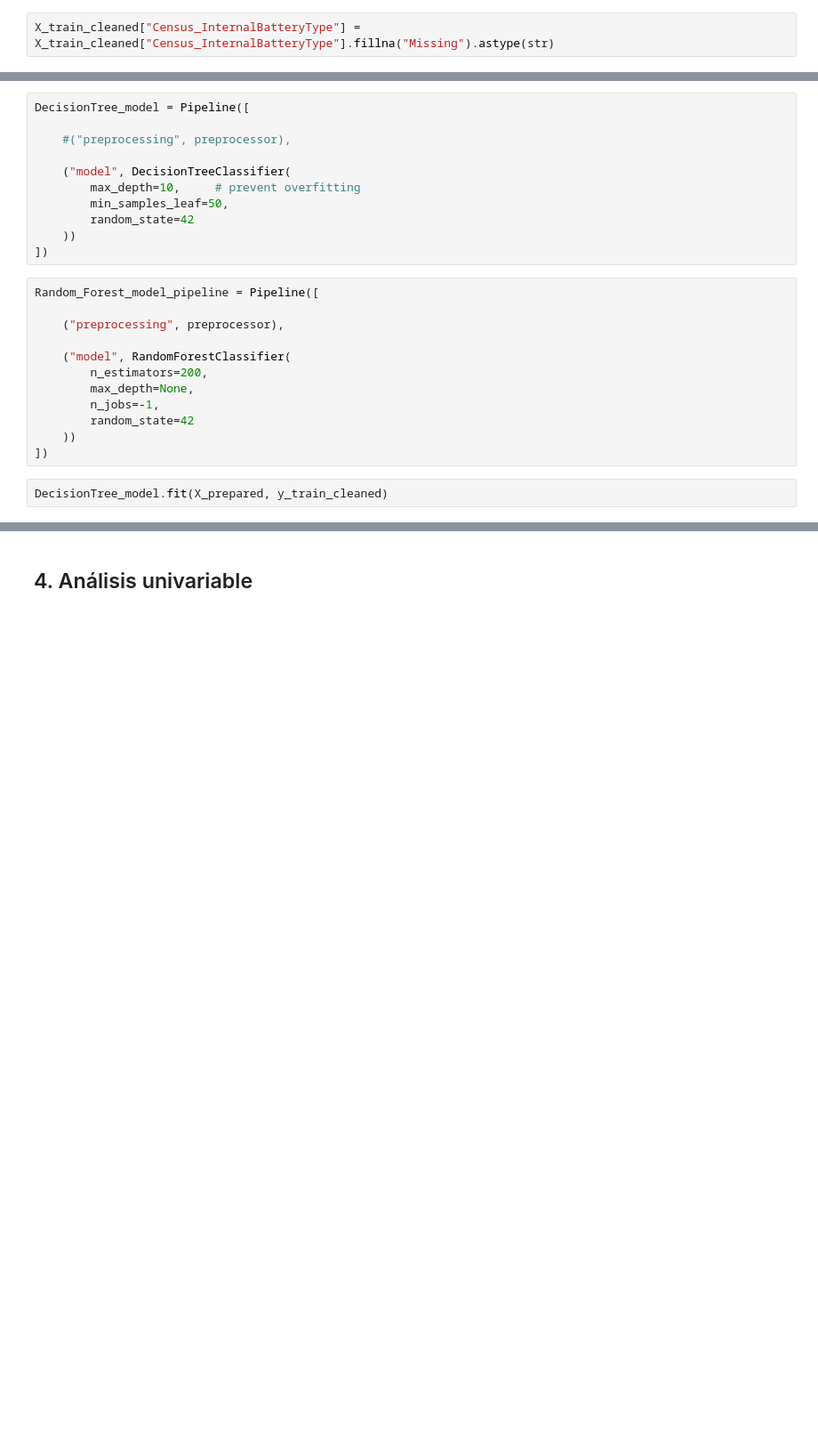
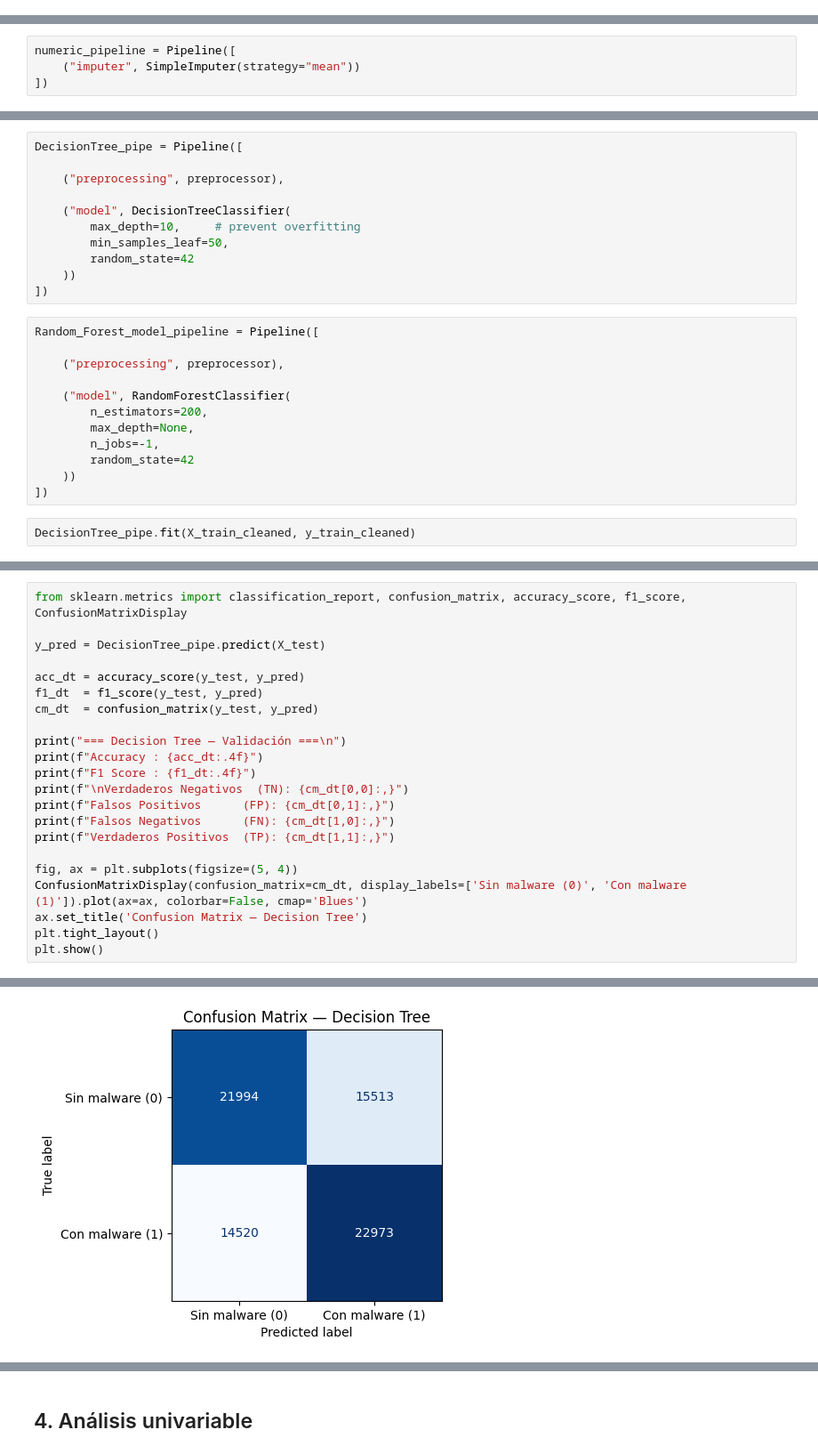
Before and after one commit to Ehunankakoa/nuclio-datascience_AI, a Jupyter notebook: Entregable_2/Entregable_2.ipynb, the cells around one changed output, grey strips where cells are left out. Shown at 89% size. Saved outputs shown, nothing was run; the diff lists cells and outputs as text; blank space fills up the shorter version.

Commit message:
first_dt_model

```diff
--- a/Entregable_2/Entregable_2.ipynb
+++ b/Entregable_2/Entregable_2.ipynb
@@ -1107,2 +1057,0 @@ X_train_cleaned["SmartScreen"] = X_train_cleaned["SmartScreen"].fillna("Missing"
-# %%
-X_train_cleaned["Census_InternalBatteryType"] = X_train_cleaned["Census_InternalBatteryType"].fillna("Missing").astype(str)
@@ -1336,3 +1079,7 @@ transform_pipe = ColumnTransformer([
     ("encoder", OneHotEncoder(handle_unknown="ignore"), categorical_cols),
     ("scaler", MinMaxScaler(), numeric_cols)
 ])
+# %%
+numeric_pipeline = Pipeline([
+    ("imputer", SimpleImputer(strategy="mean"))
+])
@@ -1349,7 +1129,7 @@ ValueError: too many values to unpack (expected 2)
 # %%
-DecisionTree_model = Pipeline([
+DecisionTree_pipe = Pipeline([
 
-    #("preprocessing", preprocessor),
+    ("preprocessing", preprocessor),
 
     ("model", DecisionTreeClassifier(
         max_depth=10,     # prevent overfitting
@@ -1370,5 +1150,5 @@ Random_Forest_model_pipeline = Pipeline([
     ))
 ])
 # %%
-DecisionTree_model.fit(X_prepared, y_train_cleaned)
+DecisionTree_pipe.fit(X_train_cleaned, y_train_cleaned)
 # %% [output]
@@ -1398,0 +1172,23 @@ Try first model
+# %%
+from sklearn.metrics import classification_report, confusion_matrix, accuracy_score, f1_score, ConfusionMatrixDisplay
+
+y_pred = DecisionTree_pipe.predict(X_test)
+
+acc_dt = accuracy_score(y_test, y_pred)
+f1_dt  = f1_score(y_test, y_pred)
+cm_dt  = confusion_matrix(y_test, y_pred)
+
+print("=== Decision Tree — Validación ===\n")
+print(f"Accuracy : {acc_dt:.4f}")
+print(f"F1 Score : {f1_dt:.4f}")
+print(f"\nVerdaderos Negativos  (TN): {cm_dt[0,0]:,}")
+print(f"Falsos Positivos      (FP): {cm_dt[0,1]:,}")
+print(f"Falsos Negativos      (FN): {cm_dt[1,0]:,}")
+print(f"Verdaderos Positivos  (TP): {cm_dt[1,1]:,}")
+
+fig, ax = plt.subplots(figsize=(5, 4))
+ConfusionMatrixDisplay(confusion_matrix=cm_dt, display_labels=['Sin malware (0)', 'Con malware (1)']).plot(ax=ax, colorbar=False, cmap='Blues')
+ax.set_title('Confusion Matrix — Decision Tree')
+plt.tight_layout()
+plt.show()
+# %% [output]
@@ -1398,0 +1204 @@ Try first model
+[figure, added]
```
Also changed, not shown: parts of 40 cells of this notebook, 1 other file.
